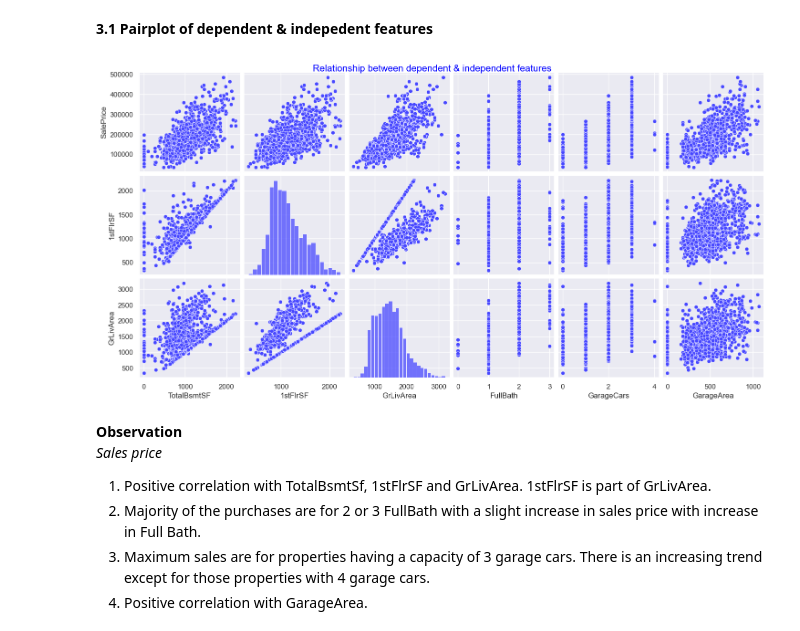
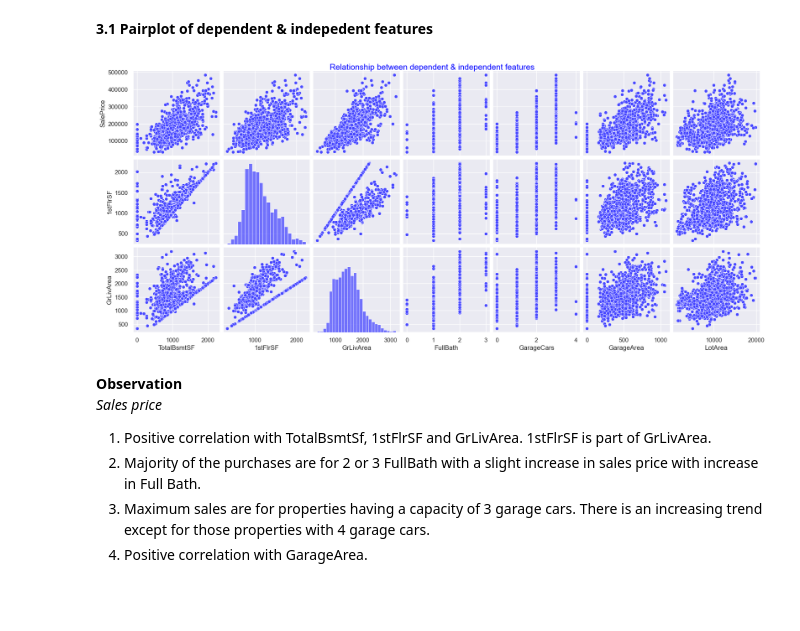
Before and after one commit to andrea-naz7/Sunrise_Housing_CaseStudy, a Jupyter notebook: Sunrise_Housing_Andrea.ipynb, the cells around one changed output. Saved outputs shown, nothing was run; the diff lists cells and outputs as text; code cells hidden in the pictures; blank space fills up the shorter version.

```diff
--- a/Sunrise_Housing_Andrea.ipynb
+++ b/Sunrise_Housing_Andrea.ipynb
@@ -601,12 +601,12 @@ AgeBuiltYr & AgeRemodYr*. This implies multicollinearity which we will confirm d
 **3.1 Pairplot of dependent & indepedent features**
 # %%
 sns.set(palette='bwr')
-g=sns.pairplot(inp2, x_vars=['TotalBsmtSF','1stFlrSF', 'GrLivArea','FullBath','GarageCars','GarageArea'],
+g=sns.pairplot(inp2, x_vars=['TotalBsmtSF','1stFlrSF', 'GrLivArea','FullBath','GarageCars','GarageArea','LotArea'],
                  y_vars=['SalePrice','1stFlrSF','GrLivArea'])
 g.fig.suptitle('Relationship between dependent & independent features',y=1,fontsize=15,color='Blue')
 plt.show()
 # %% [output]
-[figure, old version]
+[figure, new version]
 # %% [markdown]
 **Observation**<br>
 *Sales price*
```
Also changed, not shown: parts of 246 cells of this notebook, 2 other files.
